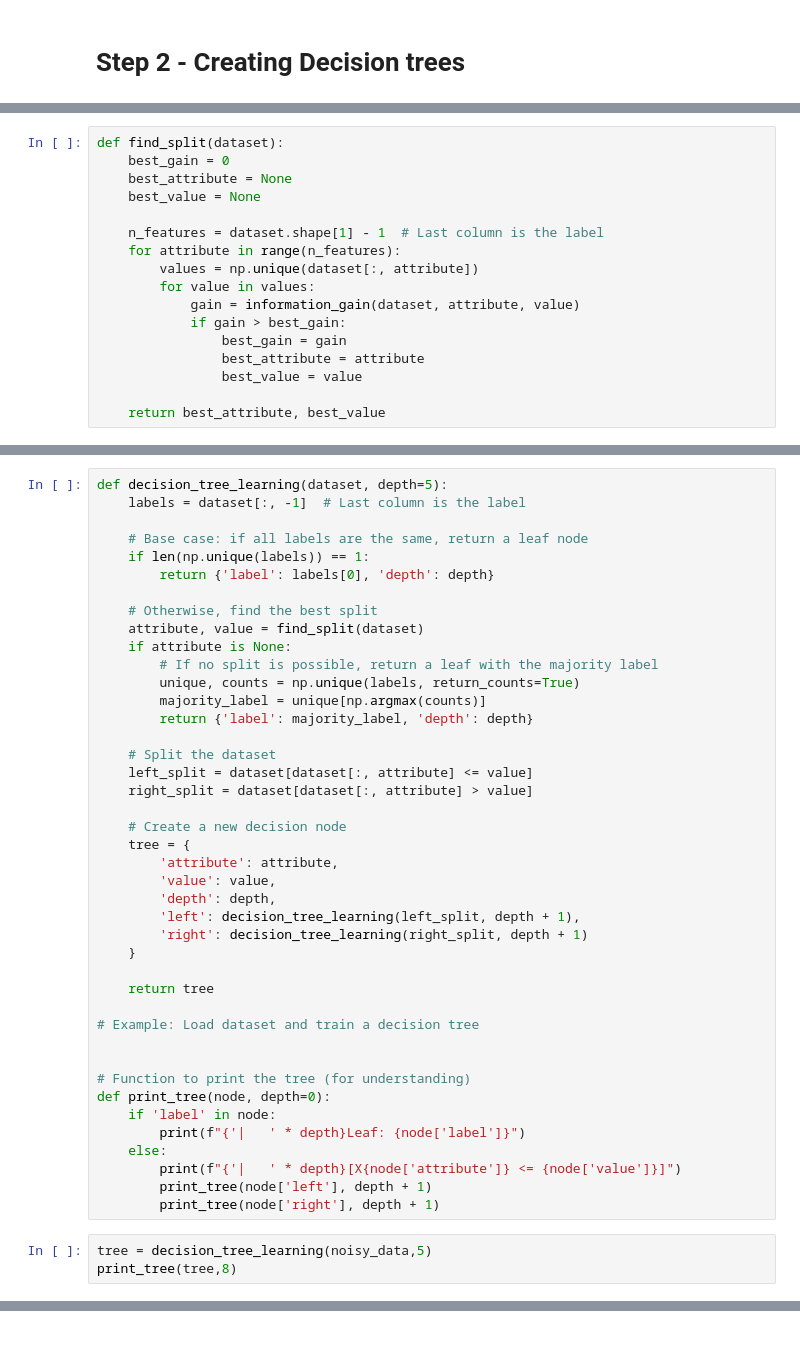
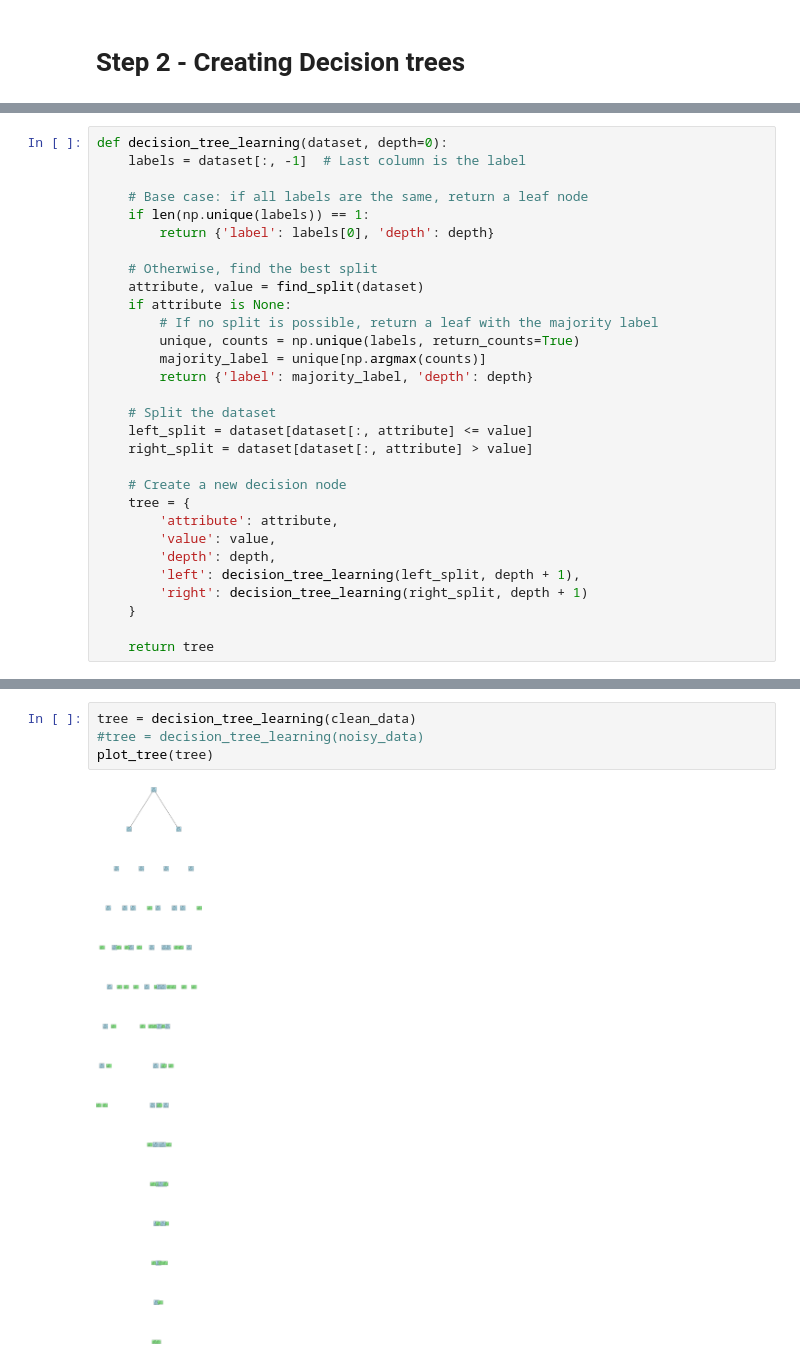
Before and after one commit to plefloch123/AI4Health-ML, a Jupyter notebook: attempting the coursework.ipynb, the cells around one changed output, grey strips where cells are left out. Saved outputs shown, nothing was run; the diff lists cells and outputs as text.

```diff
--- a/attempting the coursework.ipynb
+++ b/attempting the coursework.ipynb
@@ -58,20 +58,3 @@ def information_gain(dataset, split_attribute, split_value):
     p_right = len(right_split)/len(dataset)
     gain = entropy(dataset) - (p_left * entropy(left_split) + p_right * entropy(right_split))
     return gain
-# %%
-def find_split(dataset):
-    best_gain = 0
-    best_attribute = None
-    best_value = None
-
-    n_features = dataset.shape[1] - 1  # Last column is the label
-    for attribute in range(n_features):
-        values = np.unique(dataset[:, attribute])
-        for value in values:
-            gain = information_gain(dataset, attribute, value)
-            if gain > best_gain:
-                best_gain = gain
-                best_attribute = attribute
-                best_value = value
-
-    return best_attribute, best_value
@@ -78,5 +125,5 @@ def find_split(dataset):
 # %%
-def decision_tree_learning(dataset, depth=5):
+def decision_tree_learning(dataset, depth=0):
     labels = dataset[:, -1]  # Last column is the label
 
     # Base case: if all labels are the same, return a leaf node
@@ -105,18 +152,3 @@ def decision_tree_learning(dataset, depth=5):
     }
 
     return tree
-
-# Example: Load dataset and train a decision tree
-
-
-# Function to print the tree (for understanding)
-def print_tree(node, depth=0):
-    if 'label' in node:
-        print(f"{'|   ' * depth}Leaf: {node['label']}")
-    else:
-        print(f"{'|   ' * depth}[X{node['attribute']} <= {node['value']}]")
-        print_tree(node['left'], depth + 1)
-        print_tree(node['right'], depth + 1)
-# %%
-tree = decision_tree_learning(noisy_data,5)
-print_tree(tree,8)
@@ -124,0 +198,6 @@ print_tree(tree,8)
+# %%
+tree = decision_tree_learning(clean_data)
+#tree = decision_tree_learning(noisy_data)
+plot_tree(tree)
+# %% [output]
+[figure, added]
```
Also changed, not shown: parts of 12 cells of this notebook.
